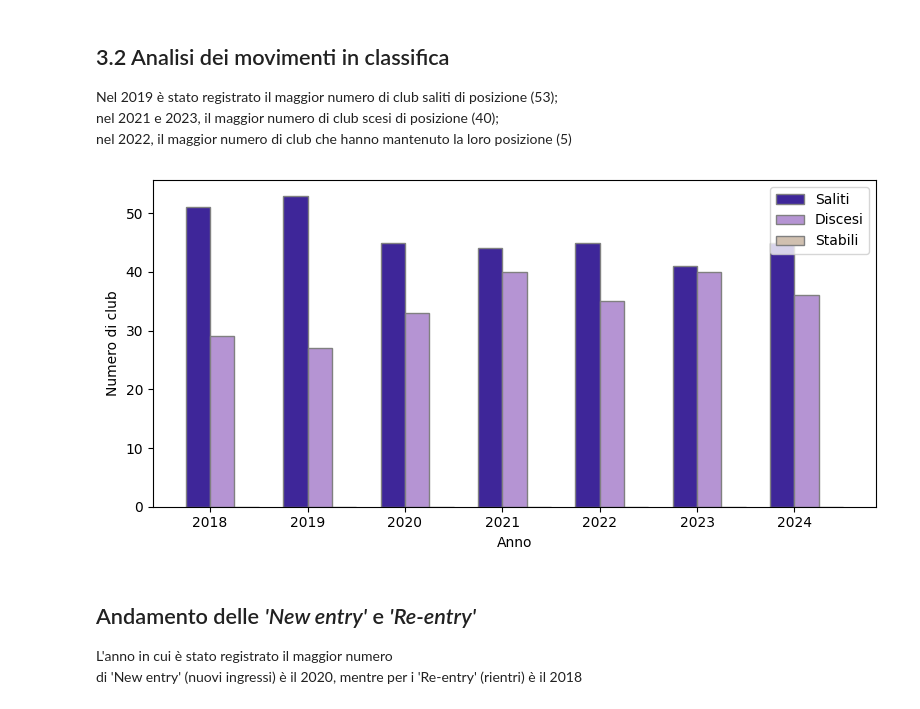
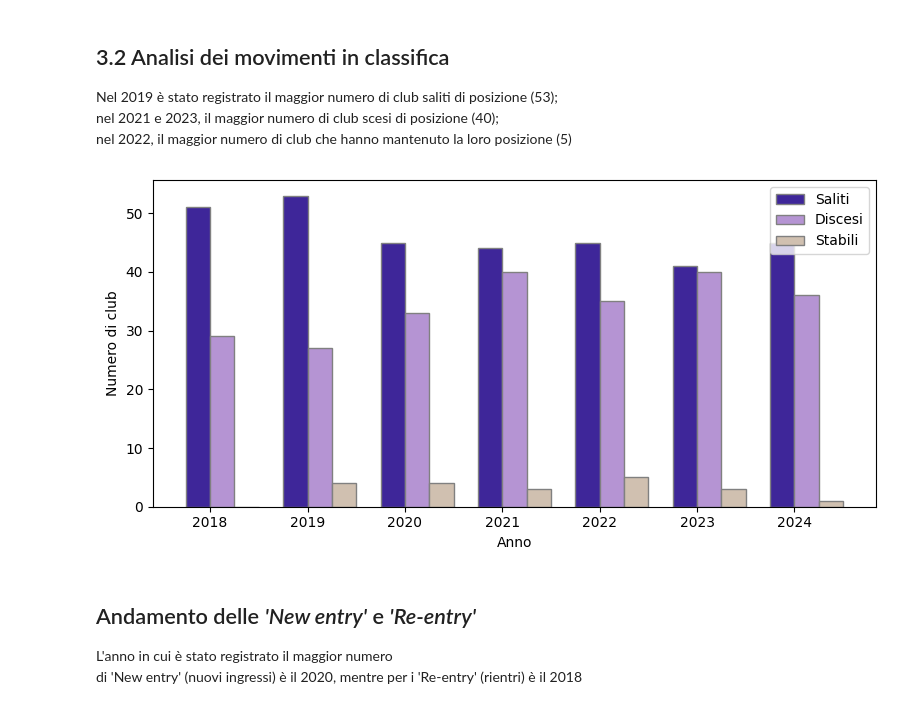
Before and after one commit to riccardopetrii/ClubRank-Analysis, a Jupyter notebook: Notebook/Analysis_TC.ipynb, the cells around one changed output. Cells and saved outputs as stored; diff of their text form; code cells hidden in the pictures.

```diff
--- a/Notebook/Analysis_TC.ipynb
+++ b/Notebook/Analysis_TC.ipynb
@@ -234,40 +234,42 @@ plt.show()
 <h2>3.2 Analisi dei movimenti in classifica</h2>
 <p style="padding-bottom: 0px !important;">Nel 2019 è stato registrato il maggior numero di club saliti di posizione (53);<br>nel 2021 e 2023, il maggior numero di club scesi di posizione (40);<br>nel 2022, il maggior numero di club che hanno mantenuto la loro posizione (5)</p>
 # %%
+df = pd.read_json('datasets/top_clubs_2018_2024_fixed.json') # temp
+
 # dict
 pos_up = df[df['arrow'] == 'up'].groupby('year').size()
 pos_down = df[df['arrow'] == 'down'].groupby('year').size()
 pos_nm = df[(df['arrow'] == 'Undefined') & (df['numpos'] == 'NON MOVER')].groupby('year').size()
 
 years = df['year'].unique() # find unique years
 years.sort()
 
 # for every year get num of clubs (up, down or nm)
 # if key is not in the dict default value is 0
 up_counts = [pos_up.get(year, 0) for year in years]
 down_counts = [pos_down.get(year, 0) for year in years]
 nm_counts = [pos_nm.get(year, 0) for year in years]
 
 barWidth = 0.25
 fig, ax = plt.subplots(figsize =(8, 4))
 
 br1 = np.arange(len(years))
 br2 = [x + barWidth for x in br1]
 br3 = [x + barWidth for x in br2]
 
 plt.bar(br1, up_counts, color = '#3e2699', width = barWidth, edgecolor ='grey', label ='Saliti')
 plt.bar(br2, down_counts, color ='#b594d3', width = barWidth, edgecolor ='grey', label ='Discesi')
 plt.bar(br3, nm_counts, color = '#D0C0B0', width = barWidth, edgecolor ='grey', label ='Stabili')
 
 plt.xlabel('Anno')
 plt.ylabel('Numero di club')
 plt.xticks([r + barWidth/2 for r in range(len(years))], years)
 
 plt.legend()
 plt.tight_layout()
 plt.show()
 # %% [output]
-[figure, old version]
+[figure, new version]
 # %% [markdown]
 <h2>Andamento delle <i>'New entry'</i> e <i>'Re-entry'</i></h2>
 <p style="padding-bottom: 0px !important;">L'anno in cui è stato registrato il maggior numero<br>di 'New entry' (nuovi ingressi) è il 2020, mentre per i 'Re-entry' (rientri) è il 2018</p>
```
